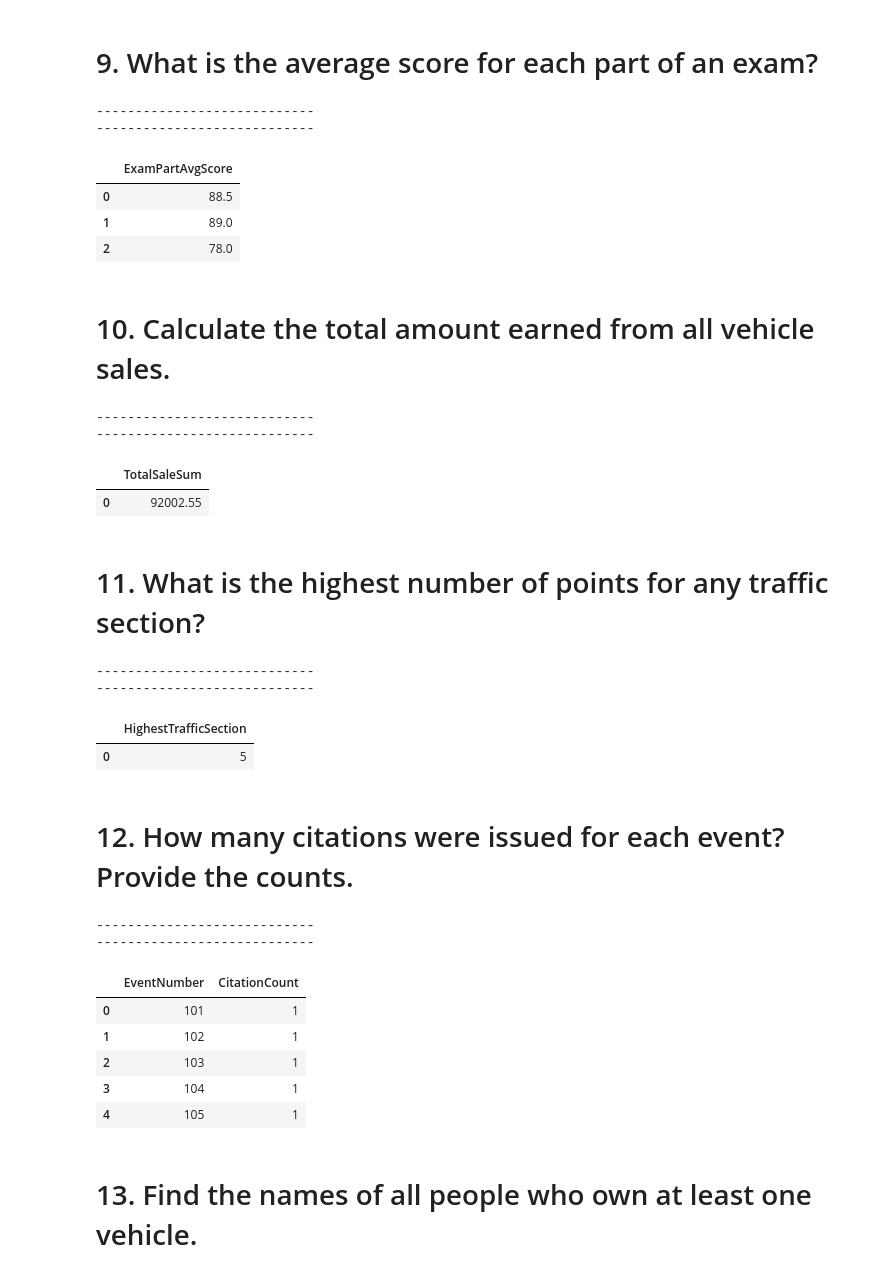
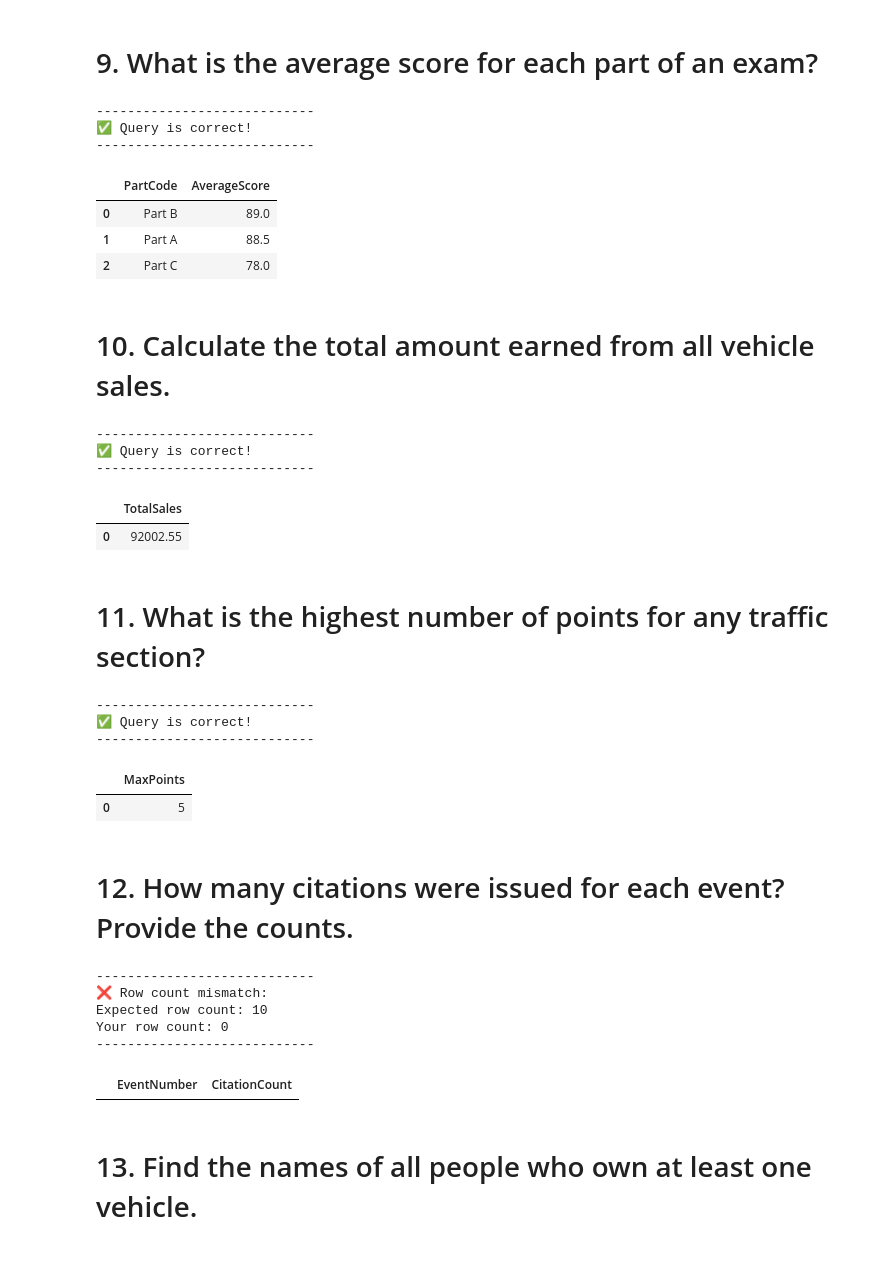
Before and after one commit to ayasqualli/Database-Management, a Jupyter notebook: Copy_of_DMV_USECASE.ipynb, the cells around one changed output. Saved outputs shown, nothing was run; the diff lists cells and outputs as text; code cells hidden in the pictures.

```diff
--- a/Copy_of_DMV_USECASE.ipynb
+++ b/Copy_of_DMV_USECASE.ipynb
@@ -13,9 +13,9 @@ Agence nationale de la sécurité routière (NARSA) is developing a new database
 # @title
 import sqlite3
 import pandas as pd
+import os
 db_path = "dmv-database.db"
 try :
-  import os
   os.remove(db_path)
 except :
   pass
@@ -220,9 +220,9 @@ with sqlite3.connect(db_path) as conn:
 
 import pickle
 
-#with open("/content/dmv-solutions.pkl", "rb") as f:
-#    logger = pickle.load(f)
-logger = {}
+with open("dmv-solutions.pkl", "rb") as f:
+    logger = pickle.load(f)
+#logger = {}
 
 def validate_query_output(student_result, expected_result):
     """
@@ -443,61 +462,62 @@ solution_idx=7)
 # 9. What is the average score for each part of an exam?
 # %%
 run_query("""
-SELECT AVG(PartScore) AS ExamPartAvgScore FROM ExamPart GROUP BY PartCode;
+SELECT PartCode, AVG(PartScore) AS AverageScore FROM ExamPart GROUP BY PartCode ORDER BY AverageScore DESC;
 """,
 solution_idx=8)
 # %% [output]
 ----------------------------
+✅ Query is correct!
 ----------------------------
-|  | ExamPartAvgScore |
-| 0 | 88.5 |
-| 1 | 89.0 |
-| 2 | 78.0 |
+|  | PartCode | AverageScore |
+| 0 | Part B | 89.0 |
+| 1 | Part A | 88.5 |
+| 2 | Part C | 78.0 |
 # %% [markdown]
 # 10. Calculate the total amount earned from all vehicle sales.
 # %%
 run_query("""
-SELECT SUM(SaleAmount) AS TotalSaleSum FROM PersonVehicle;
+SELECT SUM(SaleAmount) AS TotalSales FROM PersonVehicle;
 """,
 solution_idx=9)
 # %% [output]
 ----------------------------
+✅ Query is correct!
 ----------------------------
-|  | TotalSaleSum |
+|  | TotalSales |
 | 0 | 92002.55 |
 # %% [markdown]
 # 11. What is the highest number of points for any traffic section?
 # %%
 run_query("""
-SELECT MAX(PointsNumber) AS HighestTrafficSection FROM TrafficSection;
+SELECT MAX(PointsNumber) AS MaxPoints FROM TrafficSection;
 
 """,
 solution_idx=10)
 # %% [output]
 ----------------------------
+✅ Query is correct!
 ----------------------------
-|  | HighestTrafficSection |
+|  | MaxPoints |
 | 0 | 5 |
 # %% [markdown]
 # 12. How many citations were issued for each event? Provide the counts.
 # %%
 run_query("""
-SELECT e.EventNumber, COUNT(c.CitationNumber) As CitationCount
+SELECT e.EventNumber, COUNT(c.CitationNumber) AS CitationCount
 FROM Event e
 JOIN Citation c ON e.EventNumber = c.EventNumber
 GROUP BY e.EventNumber;
 """,
 
 solution_idx=11)
 # %% [output]
 ----------------------------
+❌ Row count mismatch:
+Expected row count: 10
+Your row count: 0
 ----------------------------
 |  | EventNumber | CitationCount |
-| 0 | 101 | 1 |
-| 1 | 102 | 1 |
-| 2 | 103 | 1 |
-| 3 | 104 | 1 |
-| 4 | 105 | 1 |
 # %% [markdown]
 # 13. Find the names of all people who own at least one vehicle.
 # %%
```
Also changed, not shown: parts of 17 cells of this notebook, 3 other files.
